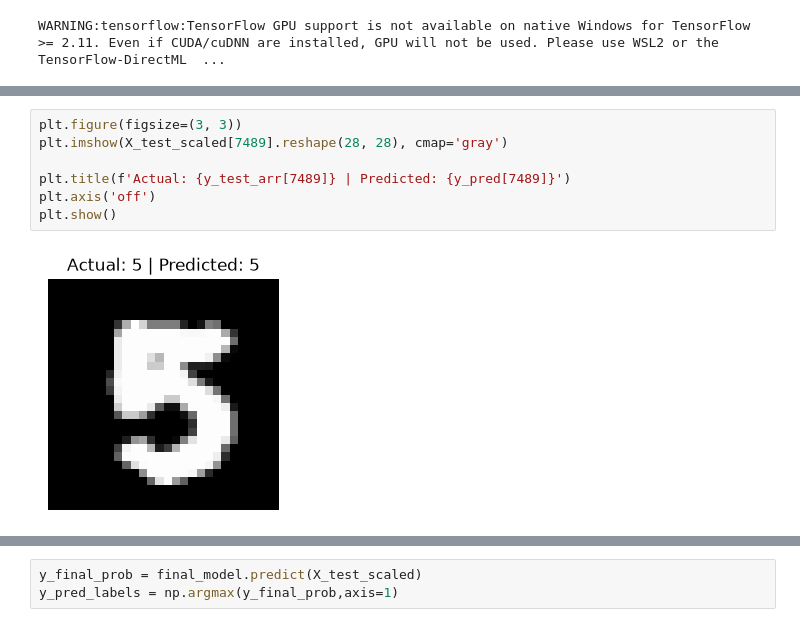
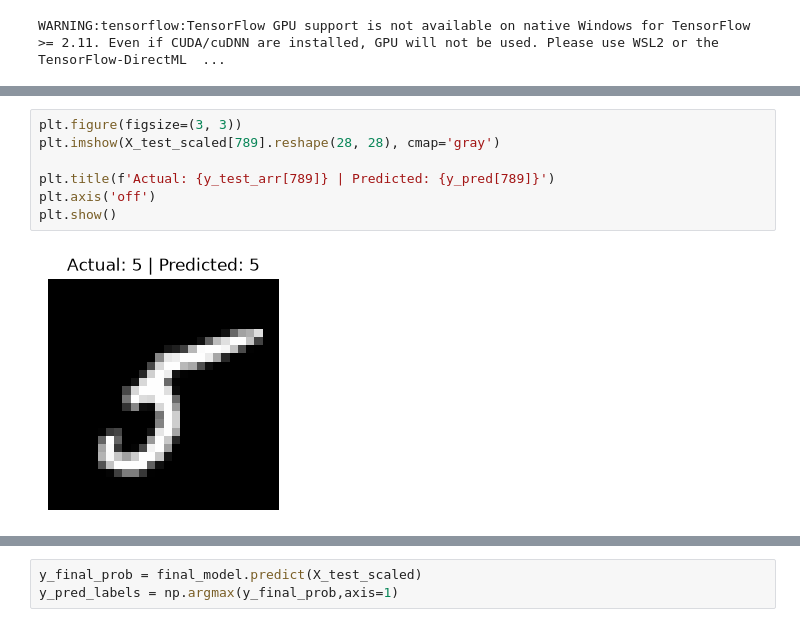
Before and after one commit to tarunpuniya/Machine-Learning, a Jupyter notebook: Deeplearning/MNIST/.ipynb, the cells around one changed output, grey strips where cells are left out. Cells and saved outputs as stored; diff of their text form.

```diff
--- a/Deeplearning/MNIST/.ipynb
+++ b/Deeplearning/MNIST/.ipynb
@@ -147,13 +147,13 @@ Predicted Labels (First 10): [1 8 6 8 5 7 6 7 7 7 8 8 4 4 2 6 7 1 1 4 6 8 7 9 8]
 Actual Labels (First 10):    [1 8 6 9 5 7 6 7 7 7 8 8 4 4 2 6 7 1 1 4 6 8 7 9 8]
 # %%
 plt.figure(figsize=(3, 3))
-plt.imshow(X_test_scaled[7489].reshape(28, 28), cmap='gray')
+plt.imshow(X_test_scaled[789].reshape(28, 28), cmap='gray')
 
-plt.title(f'Actual: {y_test_arr[7489]} | Predicted: {y_pred[7489]}')
+plt.title(f'Actual: {y_test_arr[789]} | Predicted: {y_pred[789]}')
 plt.axis('off')
 plt.show()
 # %% [output]
-[figure, old version]
+[figure, new version]
 # %%
 # Model performance
 from sklearn.metrics import accuracy_score
```
Also changed, not shown: parts of 18 cells of this notebook, 19 other files.
